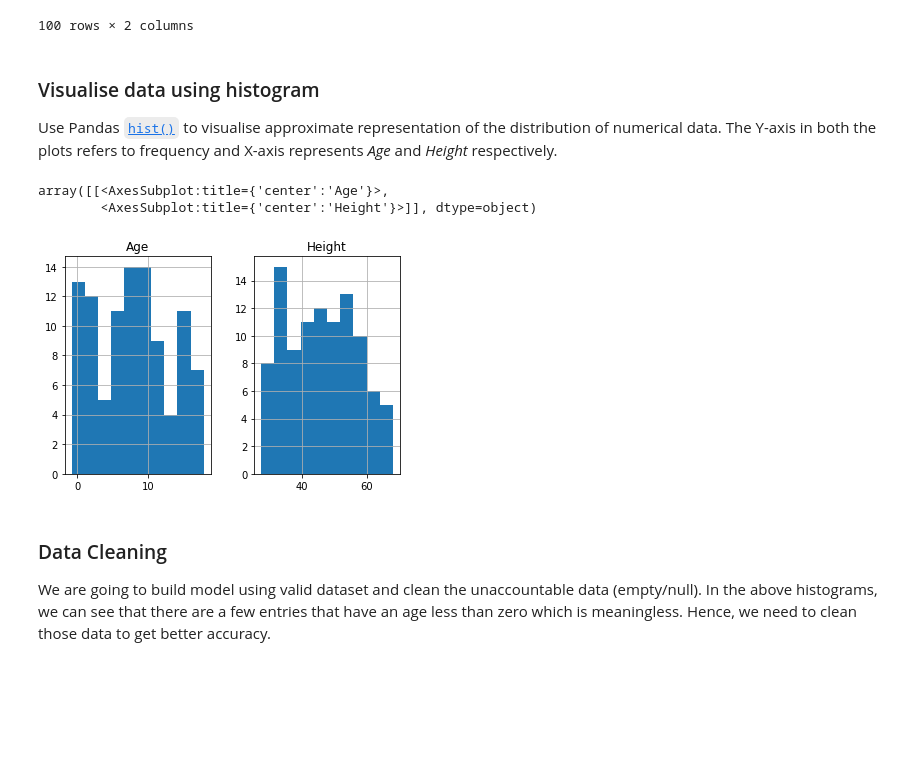
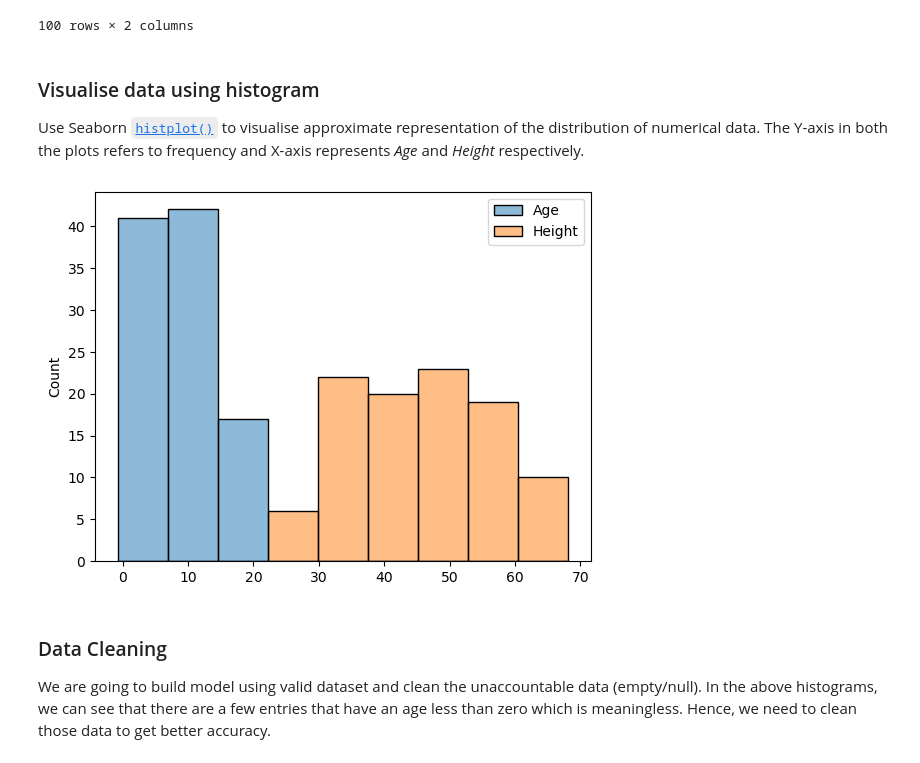
Before and after one commit to faizuddin/ISB46703, a Jupyter notebook: learning/supervised_regression.ipynb, the cells around one changed output. Drawn from its saved outputs; the diff is of its cells as text; code cells hidden in the pictures; blank space fills up the shorter version.

```diff
--- a/learning/supervised_regression.ipynb
+++ b/learning/supervised_regression.ipynb
@@ -34,13 +37,11 @@ rawdataset
 100 rows × 2 columns
 # %% [markdown]
 ### Visualise data using histogram
-Use Pandas [``hist()``](https://pandas.pydata.org/docs/reference/api/pandas.DataFrame.hist.html) to visualise approximate representation of the distribution of numerical data. The Y-axis in both the plots refers to frequency and X-axis represents *Age* and *Height* respectively.
+Use Seaborn [``histplot()``](https://seaborn.pydata.org/generated/seaborn.histplot.html) to visualise approximate representation of the distribution of numerical data. The Y-axis in both the plots refers to frequency and X-axis represents *Age* and *Height* respectively.
-# %%
-rawdataset.hist()
-# %% [output]
-array([[<AxesSubplot:title={'center':'Age'}>,
-        <AxesSubplot:title={'center':'Height'}>]], dtype=object)
-[figure, removed]
+# %%
+sns.histplot(data=rawdataset);
+# %% [output]
+[figure, added]
 # %% [markdown]
 ### Data Cleaning
 
```
Also changed, not shown: parts of 20 cells of this notebook.
